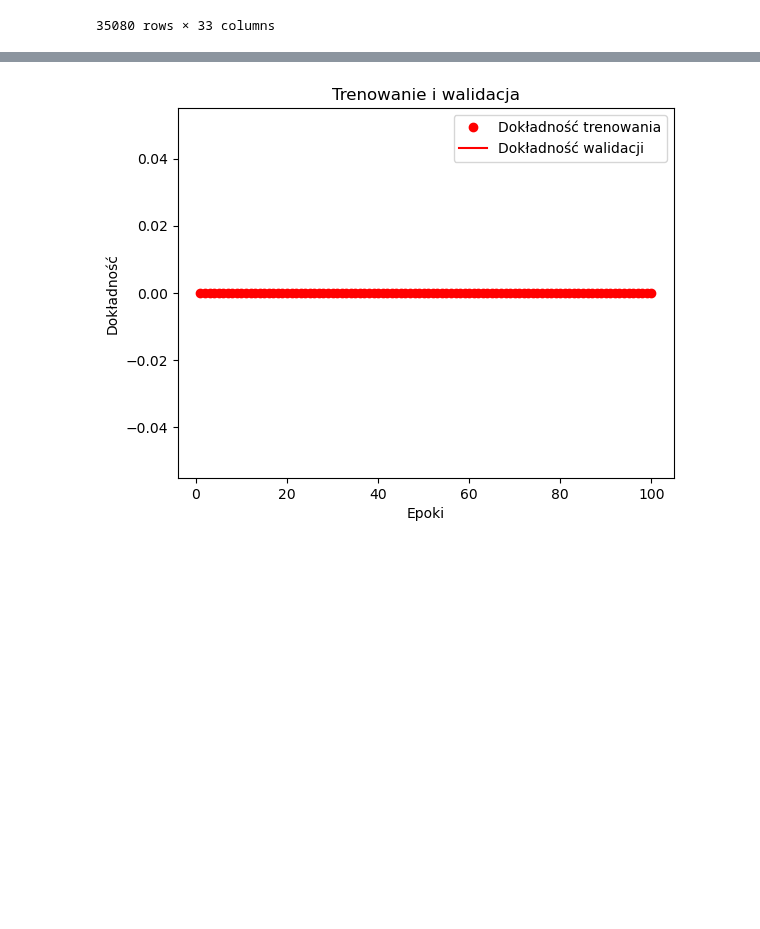
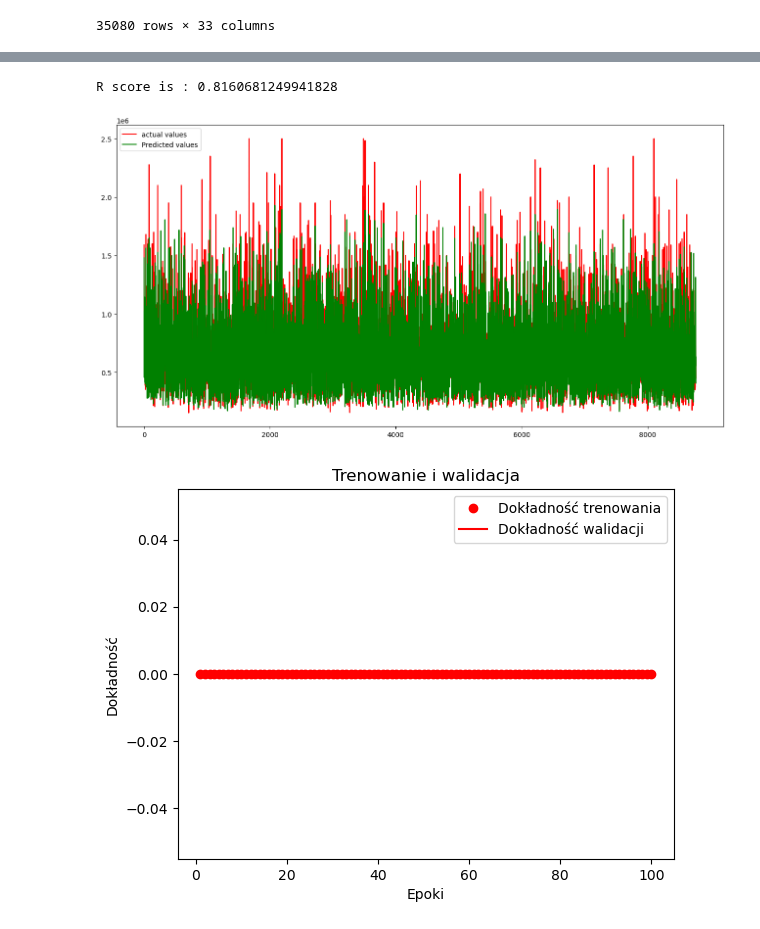
Before and after one commit to Roger1121/FlatAI, a Jupyter notebook: ModelTraining.ipynb, the cells around one changed output, grey strips where cells are left out. Saved outputs shown, nothing was run; the diff lists cells and outputs as text; code cells hidden in the pictures; blank space fills up the shorter version.

Commit message:
Model sieci z porownaniem

```diff
--- a/ModelTraining.ipynb
+++ b/ModelTraining.ipynb
@@ -68,0 +93,2 @@ test_features = tf.convert_to_tensor(test_features)
+# %%
+X_train, X_test, y_train, y_test = train_test_split(x_data, y_data, test_size = 0.25, random_state = 0)
@@ -69,10 +97,17 @@ test_features = tf.convert_to_tensor(test_features)
 # %%
 model = models.Sequential(
 [
+    layers.InputLayer(input_shape=32,),
     layers.Dense(32, activation='relu'),
-    layers.Dense(units=1)
+    layers.Dense(64, activation='relu'),
+    layers.Dense(64, activation='relu'),
+    layers.Dense(64, activation='relu'),
+    layers.Dense(1)
 ])
+
+model.summary()
+
 model.compile(
-    optimizer=tf.optimizers.Adam(learning_rate=0.1),
-    loss='mean_absolute_error',
-    metrics=['accuracy'])
+    optimizer=tf.optimizers.Adam(),
+    loss=tf.keras.losses.mae,
+    metrics=['mean_absolute_error'])
@@ -79,8 +134,7 @@ model.compile(
 # %%
 history = model.fit(
-    train_features,
-    train_labels,
-    epochs=100,
-    validation_split = 0.15)
+    X_train,
+    y_train,
+    epochs=100)
 # %% [output]
 Epoch 1/100
@@ -102,0 +157,2 @@ Epoch 100/100
+# %%
+preds_house = model.predict(X_test)
@@ -103,3 +161,21 @@ Epoch 100/100
+# %%
+# Importing the evaluation metrics
+from sklearn.metrics import r2_score
+# R-score --> evaluation metrics
+print('R score is :', r2_score(y_test, preds_house))
+# %% [output]
+R score is : 0.8160681249941828
+# %%
+# fitting the size of the plot
+plt.figure(figsize=(16, 8))
+# plotting the graphs
+plt.plot([i for i in range(len(y_test))],y_test, label="actual values", c='r')
+plt.plot([i for i in range(len(y_test))],preds_house, label="Predicted values", c='g')
+# showing the plotting
+plt.legend()
+plt.show()
+# %% [output]
+[figure, added]
 # %%
 acc = history.history['accuracy']
 val_acc = history.history['val_accuracy']
```
Also changed, not shown: parts of 7 cells of this notebook.
